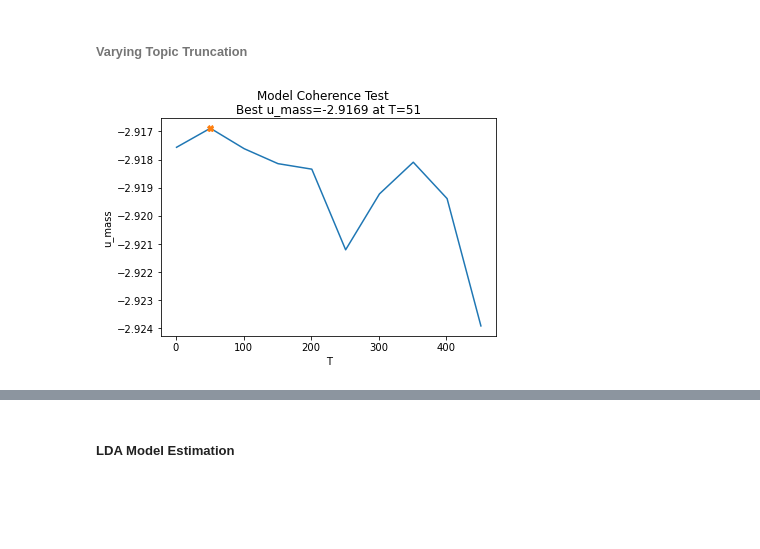
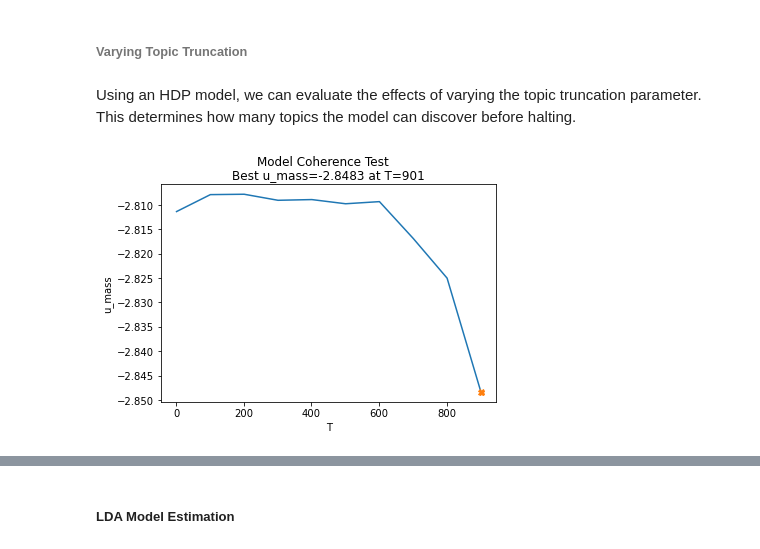
Before and after one commit to jbrown544/interlingual-topic-modeling, a Jupyter notebook: Interlingual_Topic_Modeling.ipynb, the cells around one changed output, grey strips where cells are left out. Drawn from its saved outputs; the diff is of its cells as text; code cells hidden in the pictures; blank space fills up the shorter version.

```diff
--- a/Interlingual_Topic_Modeling.ipynb
+++ b/Interlingual_Topic_Modeling.ipynb
@@ -799,7 +848,7 @@ def evaluate_coherence(model_class,
 # %%
-# range() adaptation
+# range() function adaptation
 
-def step_range(start, steps, stride):
+def step_range(start, steps, stride=1):
   """
   Useful adaptation of range()
 
@@ -1704,7 +1868,7 @@ terms basic vs. advanced preprocessing:
 # use advanced output for subsequent processing
 
 polish_europarl_docs = [doc for doc in polish_europarl_docs_advanced
-                        if len(doc) > 4]
+                        if len(doc) > 5]
 
 print(len(polish_europarl_docs))
 # %% [output]
@@ -1802,11 +2020,12 @@ Wall time: 54.3 s
 
 eval_params = dict(
     model_class=models.HdpModel,
-    model_params=dict(corpus=english_europarl_corpus,
-                      id2word=english_europarl_dictionary,
+    model_params=dict(corpus=polish_europarl_corpus,
+                      id2word=polish_europarl_dictionary,
                       random_state=random_seed),
-    coherence_params=dict(corpus=english_europarl_corpus),
+    coherence_params=dict(corpus=polish_europarl_corpus),
     evaluation_function=evaluate_model,
+    best_key_func=best_lowest,
     coherence='u_mass',
     processors=cores
 )
@@ -1815,4 +2031,0 @@ eval_params = dict(
-# %%
-# variable parameter
-
-eval_params['test_param'] = 'max_time'
@@ -1831,16 +2032,18 @@ Wall time: 3min 22s
 # %% [markdown]
 ###### Varying Topic Truncation
+# %% [markdown]
+Using an HDP model, we can evaluate the effects of varying the topic truncation parameter. This determines how many topics the model can discover before halting.
 # %%
 # variable parameter
 
 eval_params['test_param'] = 'T'
 # %%
-# coarse estimation #1
+# coarse estimation
 
-%time best, coherence, english_europarl_model = \
+%time best, coherence, polish_europarl_model = \
   evaluate_coherence(test_series=reversed(step_range(start=1, \
                                                      steps=10, \
-                                                     stride=50)), \
+                                                     stride=100)), \
                      **eval_params)
 # %% [output]
-[figure, old version]
+[figure, new version]
```
Also changed, not shown: parts of 201 cells of this notebook.
